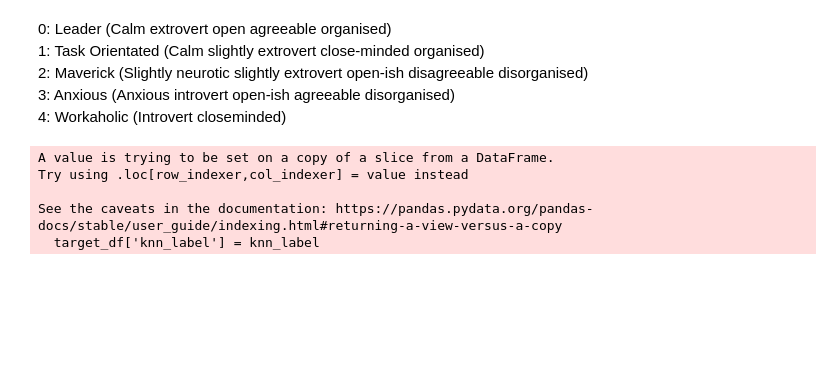
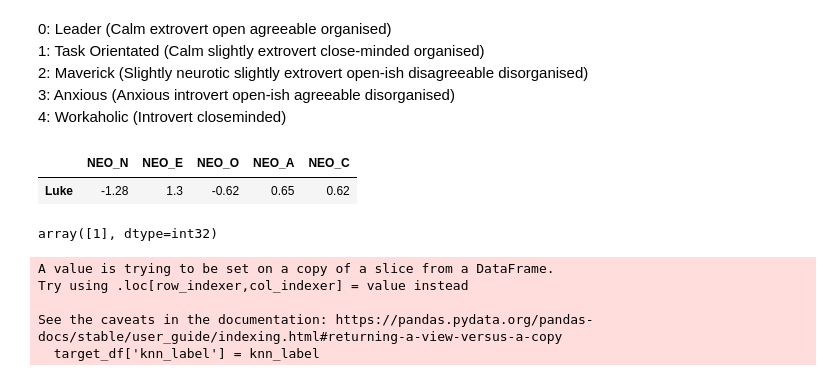
Before and after one commit to lukevano/mri_personality, a Jupyter notebook: notebooks/lv_lewagon_mri.ipynb, the cells around one changed output. Saved outputs shown, nothing was run; the diff lists cells and outputs as text; code cells hidden in the pictures; blank space fills up the shorter version.

```diff
--- a/notebooks/lv_lewagon_mri.ipynb
+++ b/notebooks/lv_lewagon_mri.ipynb
@@ -1845,3 +1845,14 @@ KNN normalised
 2: Maverick (Slightly neurotic slightly extrovert open-ish disagreeable disorganised)\
 3: Anxious (Anxious introvert open-ish agreeable disorganised)\
 4: Workaholic (Introvert closeminded)
+# %%
+# Luke's personality
+luke = pd.DataFrame({'NEO_N':-1.28, 'NEO_E':1.3, 'NEO_O':-0.62, 'NEO_A':0.65, 'NEO_C':0.62}, index=['Luke'])
+luke
+# %% [output]
+|  | NEO_N | NEO_E | NEO_O | NEO_A | NEO_C |
+| Luke | -1.28 | 1.3 | -0.62 | 0.65 | 0.62 |
+# %%
+clusters.predict(luke)
+# %% [output]
+array([1], dtype=int32)
```
Also changed, not shown: parts of 9 cells of this notebook.
